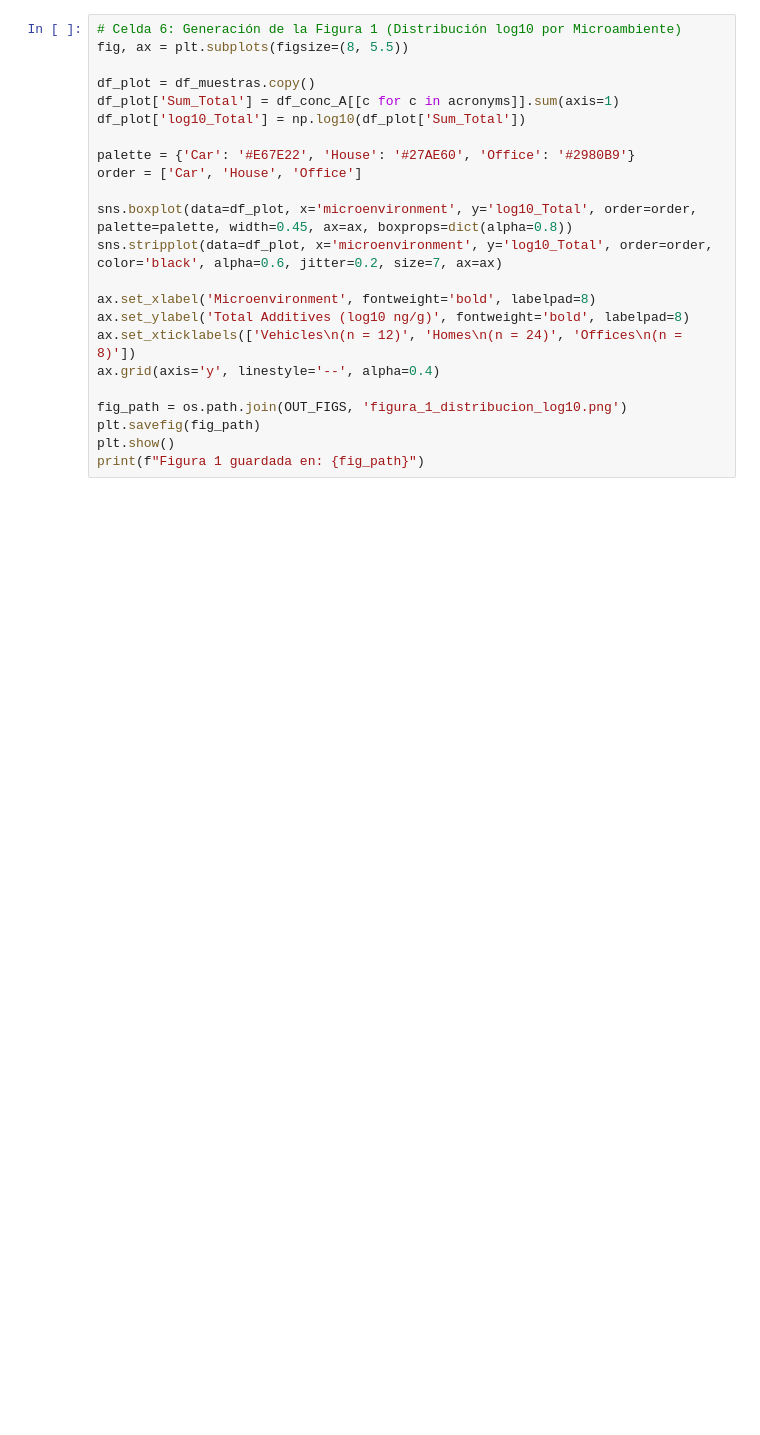
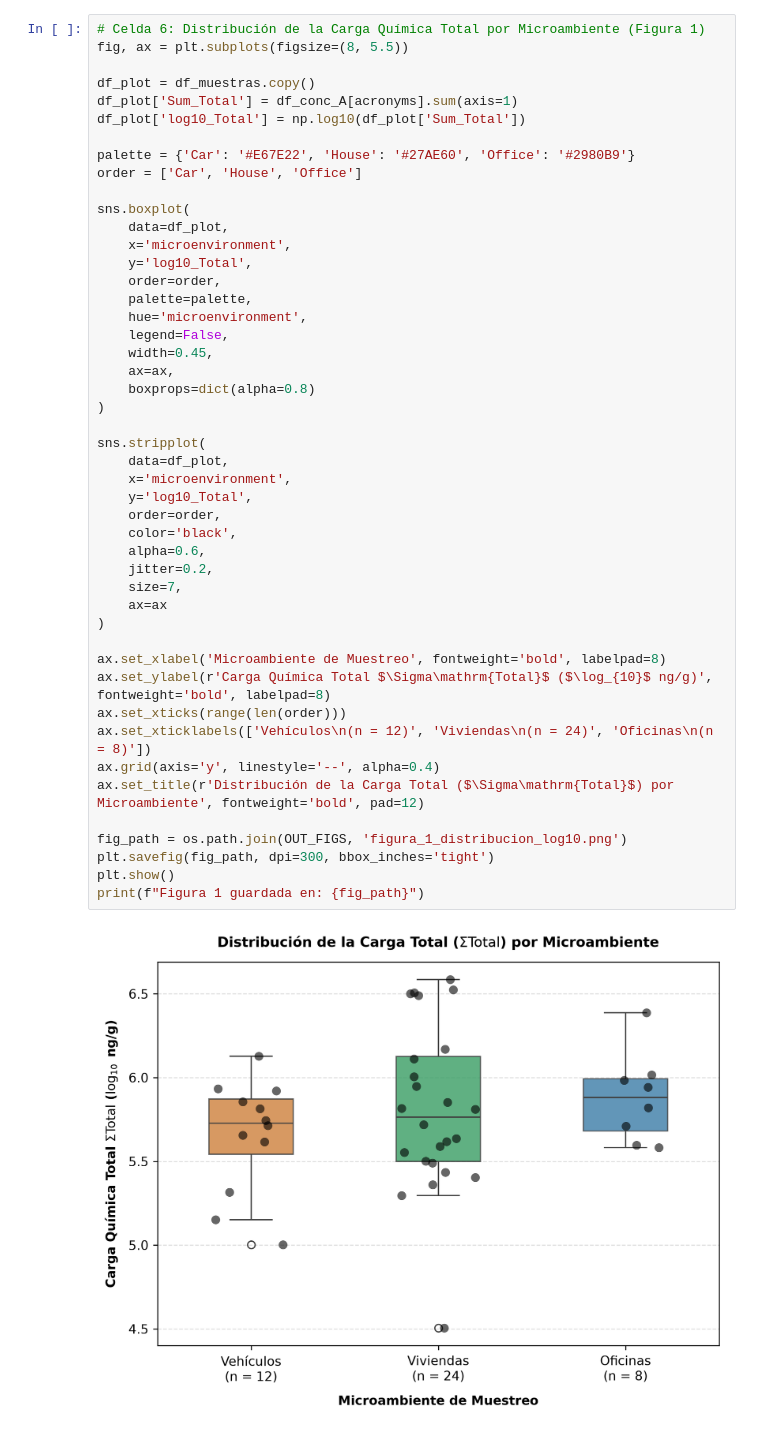
Before and after one commit to EddiazOS/LC_data_review, a Jupyter notebook: 05_Analisis_Reproducible/notebooks/01_nivel_1_ocurrencia_y_descriptiva.ipynb, the cells around one changed output. Saved outputs shown, nothing was run; the diff lists cells and outputs as text; blank space fills up the shorter version.

```diff
--- a/05_Analisis_Reproducible/notebooks/01_nivel_1_ocurrencia_y_descriptiva.ipynb
+++ b/05_Analisis_Reproducible/notebooks/01_nivel_1_ocurrencia_y_descriptiva.ipynb
@@ -168,23 +427,49 @@ for name, df_d in [('Metodo_A', df_conc_A), ('Metodo_B', df_conc_B)]:
 # %%
-# Celda 6: Generación de la Figura 1 (Distribución log10 por Microambiente)
+# Celda 6: Distribución de la Carga Química Total por Microambiente (Figura 1)
 fig, ax = plt.subplots(figsize=(8, 5.5))
 
 df_plot = df_muestras.copy()
-df_plot['Sum_Total'] = df_conc_A[[c for c in acronyms]].sum(axis=1)
+df_plot['Sum_Total'] = df_conc_A[acronyms].sum(axis=1)
 df_plot['log10_Total'] = np.log10(df_plot['Sum_Total'])
 
 palette = {'Car': '#E67E22', 'House': '#27AE60', 'Office': '#2980B9'}
 order = ['Car', 'House', 'Office']
 
-sns.boxplot(data=df_plot, x='microenvironment', y='log10_Total', order=order, palette=palette, width=0.45, ax=ax, boxprops=dict(alpha=0.8))
-sns.stripplot(data=df_plot, x='microenvironment', y='log10_Total', order=order, color='black', alpha=0.6, jitter=0.2, size=7, ax=ax)
+sns.boxplot(
+    data=df_plot,
+    x='microenvironment',
+    y='log10_Total',
+    order=order,
+    palette=palette,
+    hue='microenvironment',
+    legend=False,
+    width=0.45,
+    ax=ax,
+    boxprops=dict(alpha=0.8)
+)
 
-ax.set_xlabel('Microenvironment', fontweight='bold', labelpad=8)
-ax.set_ylabel('Total Additives (log10 ng/g)', fontweight='bold', labelpad=8)
-ax.set_xticklabels(['Vehicles\n(n = 12)', 'Homes\n(n = 24)', 'Offices\n(n = 8)'])
+sns.stripplot(
+    data=df_plot,
+    x='microenvironment',
+    y='log10_Total',
+    order=order,
+    color='black',
+    alpha=0.6,
+    jitter=0.2,
+    size=7,
+    ax=ax
+)
+
+ax.set_xlabel('Microambiente de Muestreo', fontweight='bold', labelpad=8)
+ax.set_ylabel(r'Carga Química Total $\Sigma\mathrm{Total}$ ($\log_{10}$ ng/g)', fontweight='bold', labelpad=8)
+ax.set_xticks(range(len(order)))
+ax.set_xticklabels(['Vehículos\n(n = 12)', 'Viviendas\n(n = 24)', 'Oficinas\n(n = 8)'])
 ax.grid(axis='y', linestyle='--', alpha=0.4)
+ax.set_title(r'Distribución de la Carga Total ($\Sigma\mathrm{Total}$) por Microambiente', fontweight='bold', pad=12)
 
 fig_path = os.path.join(OUT_FIGS, 'figura_1_distribucion_log10.png')
-plt.savefig(fig_path)
+plt.savefig(fig_path, dpi=300, bbox_inches='tight')
 plt.show()
 print(f"Figura 1 guardada en: {fig_path}")
+# %% [output]
+[figure, added]
```
Also changed, not shown: parts of 17 cells of this notebook, 30 other files.
